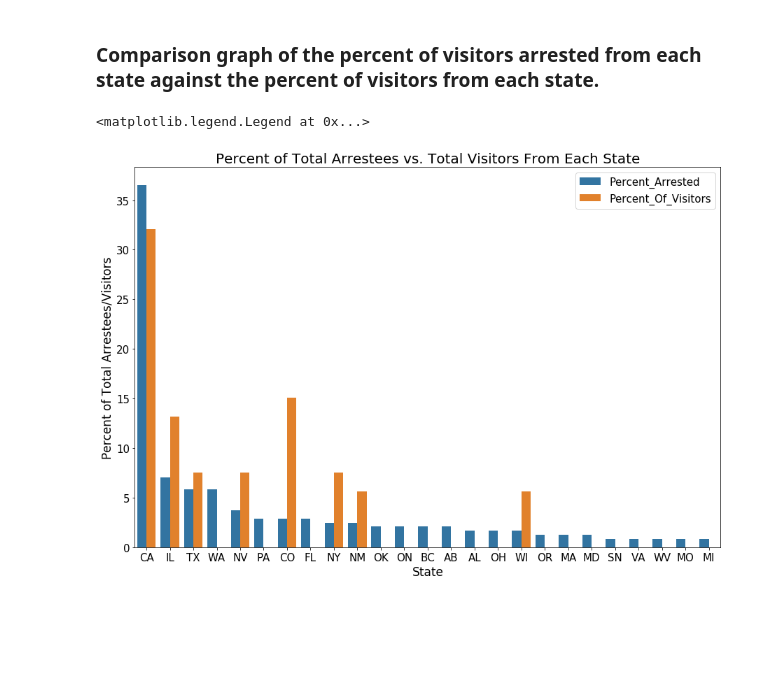
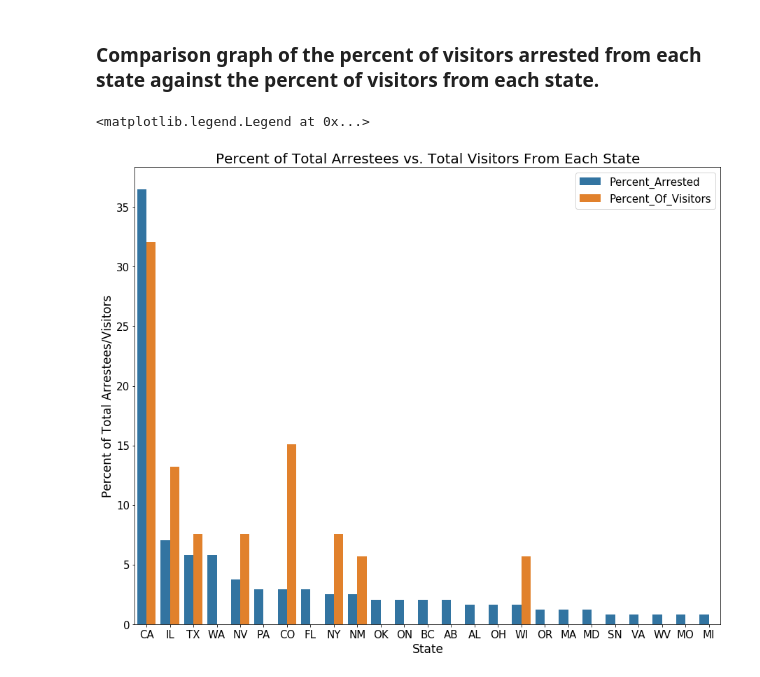
Before and after one commit to mrkjhsn/City-of-Scottsdale-Arrestees-from-Out-Of-State, a Jupyter notebook: OutofState_Visualizations.ipynb, the cells around one changed output. Drawn from its saved outputs; the diff is of its cells as text; code cells hidden in the pictures; blank space fills up the shorter version.

```diff
--- a/OutofState_Visualizations.ipynb
+++ b/OutofState_Visualizations.ipynb
@@ -149,16 +149,18 @@ arrestees_and_visitors_long.head(10)
 # %% [markdown]
 ### Comparison graph of the percent of visitors arrested from each state against the percent of visitors from each state.
 # %%
+plt.rcParams["figure.figsize"] = [15, 12]
+
 ax = sns.barplot(x=arrestees_and_visitors_long.iloc[:,0], \
                  y=arrestees_and_visitors_long.iloc[:,2], \
                  hue=arrestees_and_visitors_long.iloc[:,1], \
                  data=arrestees_and_visitors_long)
 
 plt.title('Percent of Total Arrestees vs. Total Visitors From Each State',fontsize=20)
 plt.ylabel('Percent of Total Arrestees/Visitors',fontsize=17)
 plt.xlabel('State',fontsize=17)
 plt.tick_params(labelsize=15)
 plt.legend(loc='upper right',fontsize=15)
 # %% [output]
 <matplotlib.legend.Legend at 0x...>
-[figure, old version]
+[figure, new version]
```
Also changed, not shown: parts of 2 cells of this notebook.
